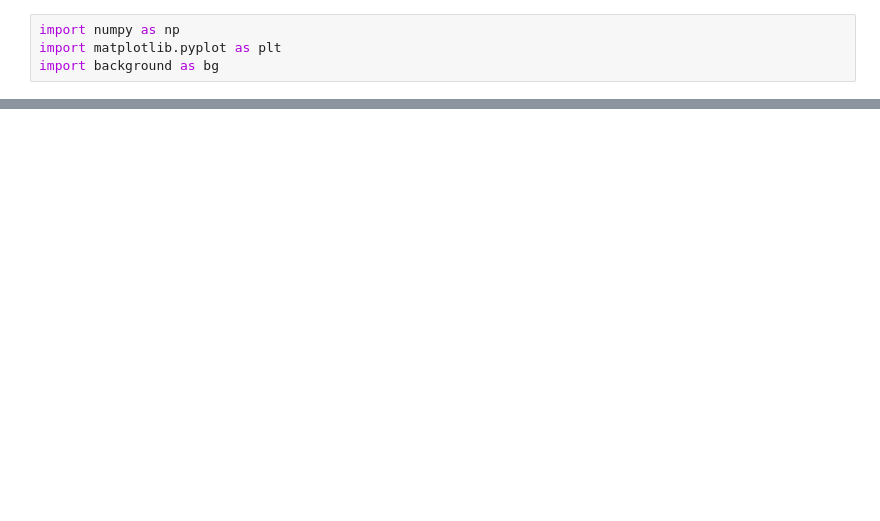
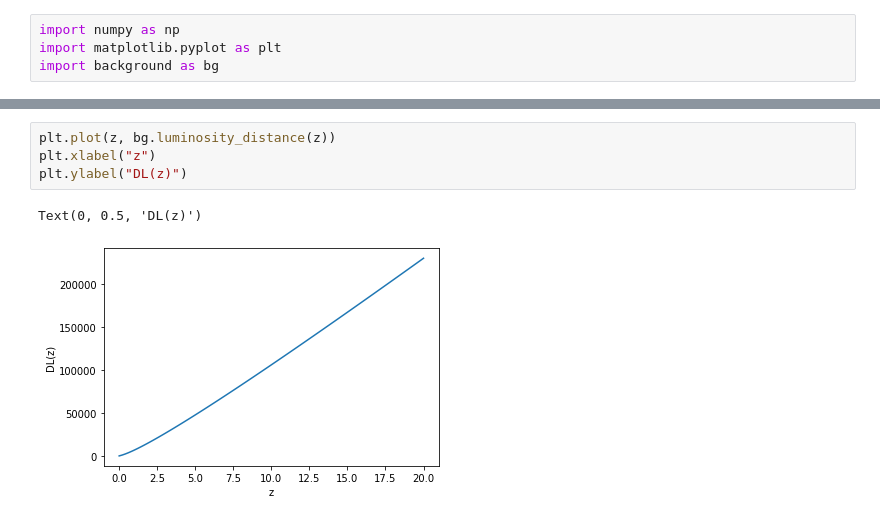
Before and after one commit to nikosarcevic/CosmOracle, a Jupyter notebook: plot.ipynb, the cells around one changed output, grey strips where cells are left out. Cells and saved outputs as stored; diff of their text form; blank space fills up the shorter version.

```diff
--- a/plot.ipynb
+++ b/plot.ipynb
@@ -20,0 +21,7 @@ Text(0, 0.5, 'r(z)')
+# %%
+plt.plot(z, bg.luminosity_distance(z))
+plt.xlabel("z")
+plt.ylabel("DL(z)")
+# %% [output]
+Text(0, 0.5, 'DL(z)')
+[figure, added]
```
Also changed, not shown: parts of 4 cells of this notebook.
